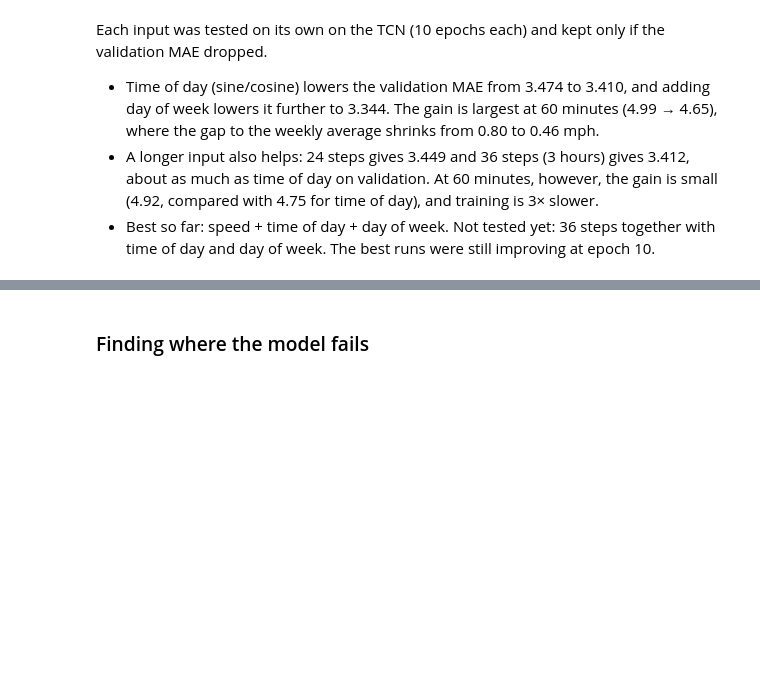
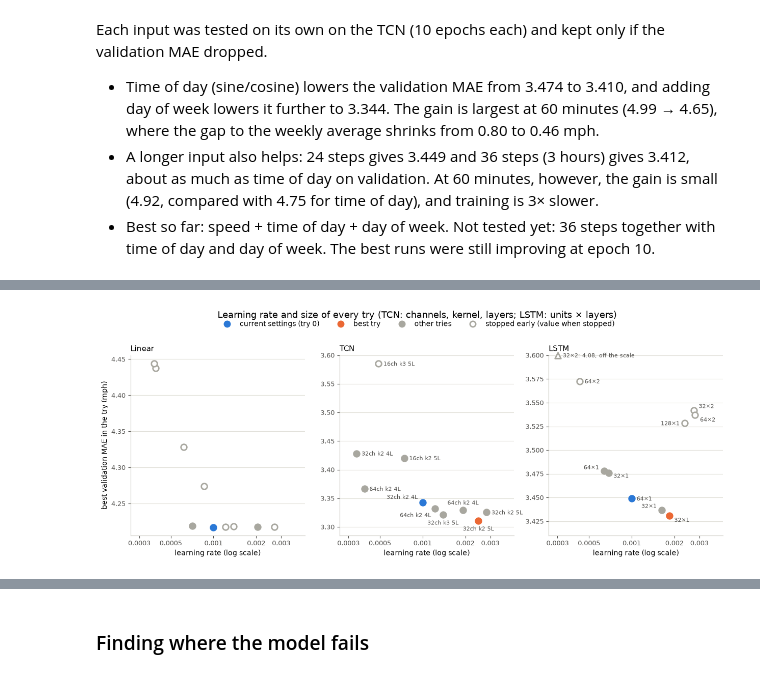
Before and after one commit to EduardCavasi/Spatial-Dependency-Modelling-in-Multivariate-Time-Series, a Jupyter notebook: notebooks/baseline_models.ipynb, the cells around one changed output, grey strips where cells are left out. Drawn from its saved outputs; the diff is of its cells as text; code cells hidden in the pictures; blank space fills up the shorter version.

```diff
--- a/notebooks/baseline_models.ipynb
+++ b/notebooks/baseline_models.ipynb
@@ -139,0 +241,55 @@ Each input was tested on its own on the TCN (10 epochs each) and kept only if th
+# %%
+YLIM = {'TCN': (3.285, 3.60),
+        'LSTM': (3.41, 3.60)}
+LABEL_POS = {('TCN', 0): (-7, 5, 'right'), ('TCN', 4): (0, -14, 'center'), ('TCN', 6): (-6, -12, 'right'),
+             ('TCN', 7): (0, -14, 'center'), ('TCN', 8): (0, 8, 'center'),
+             ('LSTM', 2): (-7, 2, 'right'), ('LSTM', 3): (7, -7, 'left'), ('LSTM', 4): (-7, 3, 'right'),
+             ('LSTM', 5): (7, 3, 'left'), ('LSTM', 6): (7, -9, 'left'), ('LSTM', 7): (7, -9, 'left'),
+             ('LSTM', 9): (-7, -3, 'right')}
+
+
+def size_label(name, r):
+    if name == 'TCN':
+        return f'{r.channels:.0f}ch k{r.kernel_size:.0f} {r.num_layers:.0f}L'
+    if name == 'LSTM':
+        return f'{r.hidden_size:.0f}×{r.num_layers:.0f}'
+    return ''
+
+
+fig, axes = plt.subplots(1, 3, figsize=(15, 4.6))
+for ax, name in zip(axes, TUNED):
+    sub = tries[tries.model == name]
+    lo, hi = YLIM.get(name, (None, None))
+    for _, r in sub.iterrows():
+        c = COLORS[r.role]
+        off_scale = hi is not None and r.val_mae > hi
+        y = hi if off_scale else r.val_mae
+        ax.scatter(r.lr, y, s=70, marker='^' if off_scale else 'o', edgecolors=c,
+                   facecolors='white' if r.stopped else c, linewidths=2, zorder=3, clip_on=False)
+        label = size_label(name, r) + (f': {r.val_mae:.2f}, off the scale' if off_scale else '')
+        if label:
+            dx, dy, ha = LABEL_POS.get((name, r['try']), (7, -3, 'left'))
+            ax.annotate(label, (r.lr, y), xytext=(dx, dy), textcoords='offset points', ha=ha, fontsize=8, color=INK2)
+    if hi is not None:
+        ax.set_ylim(lo, hi)
+    ax.set_xscale('log')
+    ax.set_xlim(2.6e-4, 4.4e-3)
+    ticks = [3e-4, 5e-4, 1e-3, 2e-3, 3e-3]
+    ax.set_xticks(ticks, [f'{t:g}' for t in ticks])
+    ax.minorticks_off()
+    ax.set_xlabel('learning rate (log scale)')
+    ax.set_title(name, fontsize=11, loc='left')
+    style(ax)
+axes[0].set_ylabel('best validation MAE in the try (mph)')
+dot = lambda color, face, label: Line2D([], [], ls='', marker='o', ms=8, mew=2, mec=color, mfc=face, label=label)
+handles = [dot(COLORS['current'], COLORS['current'], 'current settings (try 0)'),
+           dot(COLORS['best'], COLORS['best'], 'best try'),
+           dot(COLORS['other'], COLORS['other'], 'other tries'),
+           dot(COLORS['stopped'], 'white', 'stopped early (value when stopped)')]
+fig.legend(handles=handles, loc='lower center', ncol=4, frameon=False, bbox_to_anchor=(0.5, 0.97), fontsize=10)
+fig.suptitle('Learning rate and size of every try (TCN: channels, kernel, layers; LSTM: units × layers)',
+             y=1.07, fontsize=13)
+plt.savefig('notebooks/plots/step2_tuning_lr.png', dpi=150, bbox_inches='tight')
+plt.show()
+# %% [output]
+[figure, added]
```
Also changed, not shown: parts of 7 cells of this notebook, 2 other files.
